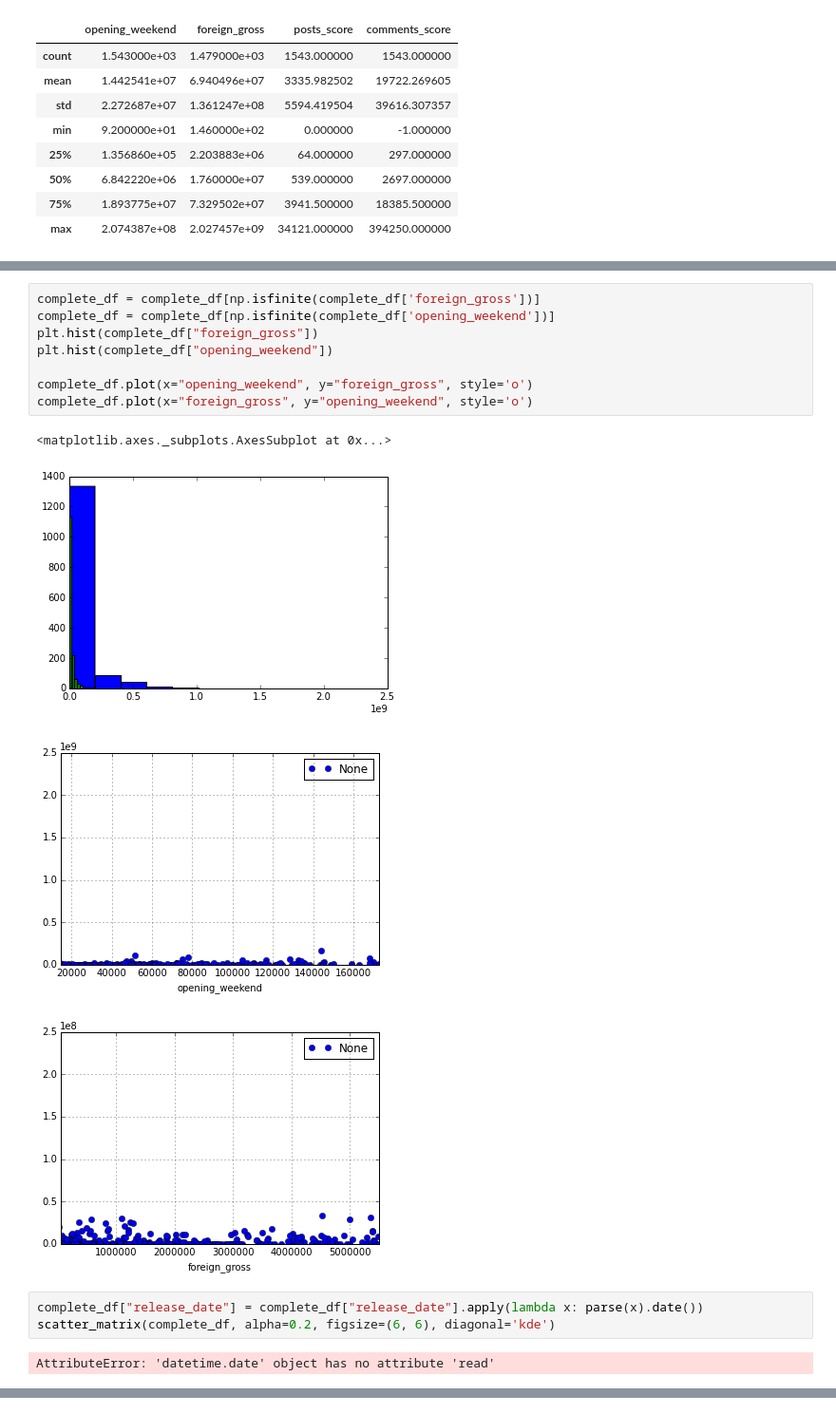
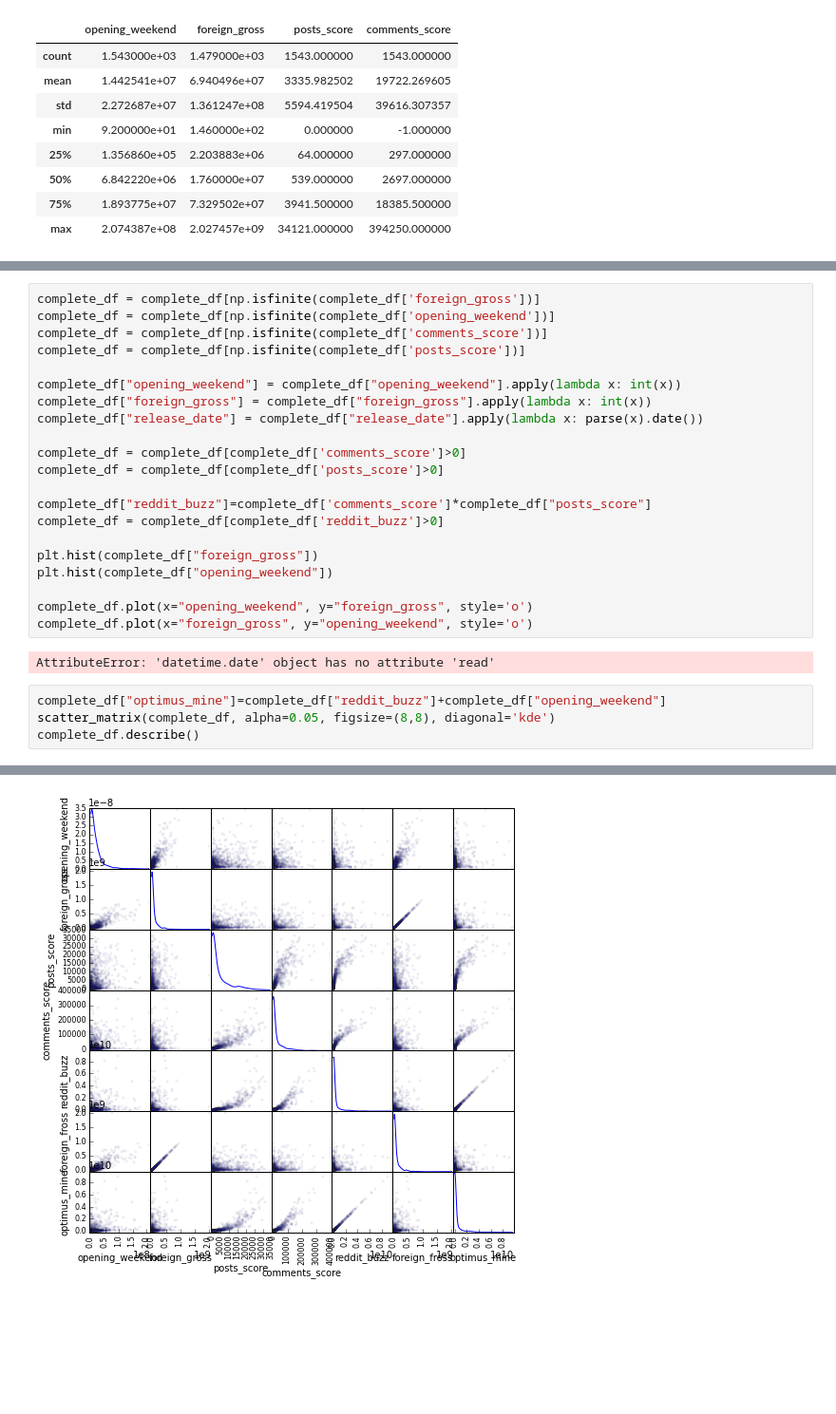
Before and after one commit to smitfire/luther, a Jupyter notebook: data_plotting_luther.ipynb, the cells around one changed output, grey strips where cells are left out. Shown at 95% size. Cells and saved outputs as stored; diff of their text form; blank space fills up the shorter version.

Commit message:
played with some more graphs and added, multiplied different values

```diff
--- a/data_plotting_luther.ipynb
+++ b/data_plotting_luther.ipynb
@@ -38,18 +38,28 @@ complete_df.plot(x="foreign_gross", y="opening_weekend", style='o')
 # %%
 complete_df = complete_df[np.isfinite(complete_df['foreign_gross'])]
 complete_df = complete_df[np.isfinite(complete_df['opening_weekend'])]
+complete_df = complete_df[np.isfinite(complete_df['comments_score'])]
+complete_df = complete_df[np.isfinite(complete_df['posts_score'])]
+
+complete_df["opening_weekend"] = complete_df["opening_weekend"].apply(lambda x: int(x))
+complete_df["foreign_gross"] = complete_df["foreign_gross"].apply(lambda x: int(x))
+complete_df["release_date"] = complete_df["release_date"].apply(lambda x: parse(x).date())
+
+complete_df = complete_df[complete_df['comments_score']>0]
+complete_df = complete_df[complete_df['posts_score']>0]
+
+complete_df["reddit_buzz"]=complete_df['comments_score']*complete_df["posts_score"]
+complete_df = complete_df[complete_df['reddit_buzz']>0]
+
 plt.hist(complete_df["foreign_gross"])
 plt.hist(complete_df["opening_weekend"])
 
 complete_df.plot(x="opening_weekend", y="foreign_gross", style='o')
 complete_df.plot(x="foreign_gross", y="opening_weekend", style='o')
 # %% [output]
-<matplotlib.axes._subplots.AxesSubplot at 0x...>
+AttributeError: 'datetime.date' object has no attribute 'read'
-[figure, removed]
-[figure, removed]
-[figure, removed]
 # %%
-complete_df["release_date"] = complete_df["release_date"].apply(lambda x: parse(x).date())
-scatter_matrix(complete_df, alpha=0.2, figsize=(6, 6), diagonal='kde')
+complete_df["optimus_mine"]=complete_df["reddit_buzz"]+complete_df["opening_weekend"]
+scatter_matrix(complete_df, alpha=0.05, figsize=(8,8), diagonal='kde')
+complete_df.describe()
 # %% [output]
-AttributeError: 'datetime.date' object has no attribute 'read'
@@ -55,0 +75 @@ AttributeError: 'datetime.date' object has no attribute 'read'
+[figure, added]
```
Also changed, not shown: parts of 3 cells of this notebook, 2 other files.
